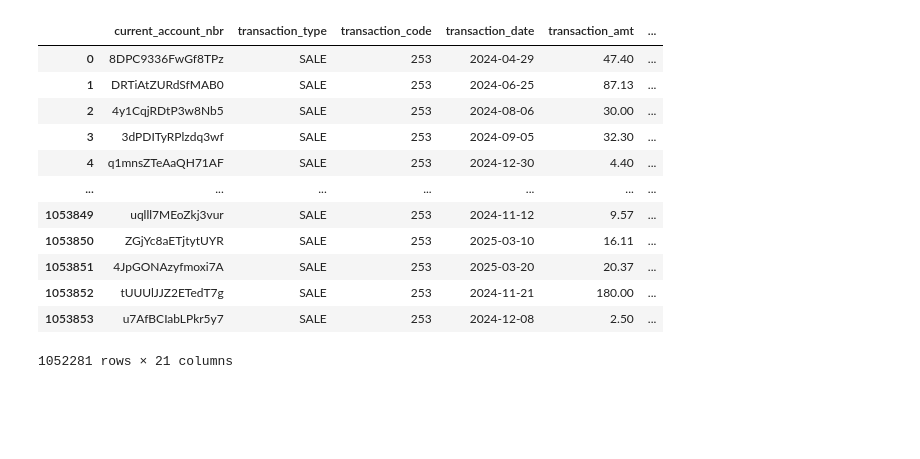
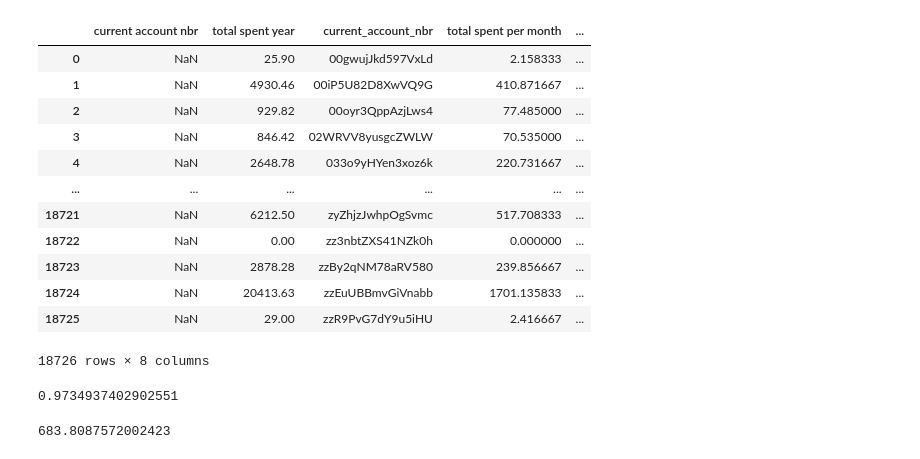
Before and after one commit to lyonstran/ILLINOIS-DATATHON-2025---THE-MEOWS, a Jupyter notebook: working.ipynb, the cells around one changed output. Cells and saved outputs as stored; diff of their text form; code cells hidden in the pictures; blank space fills up the shorter version.

```diff
--- a/working.ipynb
+++ b/working.ipynb
@@ -13,17 +21,14 @@ acc_lvl_features = pd.read_csv('../csvs_datathon/rams_batch_cur.csv')
 fraud_claim_case = pd.read_csv('../csvs_datathon/fraud_claim_case.csv')
 fraud_claim_tran = pd.read_csv('../csvs_datathon/fraud_claim_tran.csv')
 # %%
-#goal to the first part is to predict transaction amt
-
 transaction_data_sales = transaction_data[(transaction_data['transaction_type'] != 'PAYMENT')]
-wrld_transaction_data_sales = wrld_transaction_data[(wrld_transaction_data['transaction_type'] != "PAYMENT")] #filtering only transactions that are 'SALES' only
-#we looked and found that returns and payments don't make up a majority of the transaction types, thus it's impact on prediction shouldn't matter that much if we solely want to predict consumer spending
+wrld_transaction_data_sales = wrld_transaction_data[(wrld_transaction_data['transaction_type'] != "PAYMENT")]
 
 transaction_data_sales['transaction_date'] = pd.to_datetime(transaction_data_sales['transaction_date'])
-transaction_data_salesf = transaction_data_sales[(transaction_data_sales['transaction_date'] >= "2024-08-01") & (transaction_data_sales['transaction_date'] <= "2025-03-31")] #last 8 months
+transaction_data_salesf = transaction_data_sales[(transaction_data_sales['transaction_date'] >= "2024-08-01") & (transaction_data_sales['transaction_date'] <= "2025-03-31")]
 
 wrld_transaction_data_sales['transaction_date'] = pd.to_datetime(wrld_transaction_data_sales['transaction_date'])
-wrld_transaction_data_salesf = wrld_transaction_data_sales[(wrld_transaction_data_sales['transaction_date'] >= "2024-08-01") & (wrld_transaction_data_sales['transaction_date'] <= "2025-03-31")] #last 8 months
+wrld_transaction_data_salesf = wrld_transaction_data_sales[(wrld_transaction_data_sales['transaction_date'] >= "2024-08-01") & (wrld_transaction_data_sales['transaction_date'] <= "2025-03-31")]
 
 
 total_sales_customer1 = transaction_data_sales.groupby('current_account_nbr')['transaction_amt'].sum().reset_index()
@@ -35,21 +40,34 @@ total_sales_customer2.rename(columns = {'transaction_amt' : 'total spent'})
 f_sales1 = transaction_data_salesf.groupby('current_account_nbr')['transaction_amt'].sum().reset_index()
 f_sales2 = wrld_transaction_data_salesf.groupby('current_account_nbr')['transaction_amt'].sum().reset_index()
 
-all_transactions = pd.DataFrame(columns = ['current account nbr', 'total spent']) #made new dataframe grouping account numbers together and summing up their total spending acroos the transaction_data_sales and wrld_transaction_data_sales
+all_transactions = pd.DataFrame(columns = ['current account nbr', 'total spent'])
 acc_nbrs = total_sales_customer1['current_account_nbr'].to_list() + total_sales_customer2['current_account_nbr'].to_list()
 acc_total_spent = total_sales_customer1['transaction_amt'].to_list() + total_sales_customer2['transaction_amt'].to_list()
 
-acc_spent_8 = f_sales1['transaction_amt'].to_list() + f_sales2['transaction_amt'].to_list()
 
-all_transactions['current account nbr'] = acc_nbrs
+all_transactions['current_account_nbr'] = acc_nbrs
 all_transactions['total spent'] = acc_total_spent
 
 all_transactions['total spent per month'] = all_transactions['total spent'] / 12
 all_transactions['total spent per quarter'] = all_transactions['total spent'] / 3
+all_transactions
 
+f_sales1.rename(columns = {'transaction_amt': 'total spent last 8 months'}, inplace = True)
+f_sales2.rename(columns = {'transaction_amt': 'total spent last 8 months'}, inplace = True)
+all_transactions = pd.merge(all_transactions, f_sales1, on = 'current_account_nbr', how = 'left')
+all_transactions = pd.merge(all_transactions, f_sales2, on = 'current_account_nbr', how = 'left', suffixes = ('', '_wrld'))
+all_transactions['total spent last 8 months'] = all_transactions[['total spent last 8 months', 'total spent last 8 months_wrld']].sum(axis=1)
+all_transactions.drop(columns=['total spent last 8 months_wrld'], inplace = True)
+all_transactions['total spent last 8 months'].fillna(0, inplace = True)
 
-diff = len(all_transactions) - (len(f_sales1) + len(f_sales2))
-acc_spent_8.extend([0] * diff)
-all_transactions['totals spent last 8 months'] = acc_spent_8
-all_transactions
+acc_lvl_features = acc_lvl_features.rename(columns = {'cu_account_nbr' : 'current_account_nbr'})
+avg_util_3_months = acc_lvl_features.groupby('current_account_nbr')['ca_avg_utilz_lst_3_mnths'].mean().reset_index()
+all_transactions = pd.merge(all_transactions, avg_util_3_months, on = 'current_account_nbr', how = 'left')
+all_transactions['ca_avg_utilz_lst_3_mnths'].fillna(0, inplace = True)
+
+acc_lvl_features['difference_behav_score'] = acc_lvl_features['rb_new_bhv_scr'] - acc_lvl_features['cu_bhv_scr']
+diff_behav_scr = acc_lvl_features.groupby('current_account_nbr')['difference_behav_score'].mean().reset_index()
+all_transactions = pd.merge(all_transactions, diff_behav_scr, on = 'current_account_nbr', how = 'left')
+all_transactions['difference_behav_score'].fillna(0, inplace = True)
+all_transactions = all_transactions.rename(columns = {'total spent' : 'total spent year'})
 # %% [output]
@@ -74,16 +83,0 @@ See the caveats in the documentation: https://pandas.pydata.org/pandas-docs/stab
-# %%
-wrld_transaction_data_sales
-# %% [output]
-|  | current_account_nbr | transaction_type | transaction_code | transaction_date | transaction_amt | ... |
-| 0 | 8DPC9336FwGf8TPz | SALE | 253 | 2024-04-29 | 47.40 | ... |
-| 1 | DRTiAtZURdSfMAB0 | SALE | 253 | 2024-06-25 | 87.13 | ... |
-| 2 | 4y1CqjRDtP3w8Nb5 | SALE | 253 | 2024-08-06 | 30.00 | ... |
-| 3 | 3dPDITyRPlzdq3wf | SALE | 253 | 2024-09-05 | 32.30 | ... |
-| 4 | q1mnsZTeAaQH71AF | SALE | 253 | 2024-12-30 | 4.40 | ... |
-| ... | ... | ... | ... | ... | ... | ... |
-| 1053849 | uqlll7MEoZkj3vur | SALE | 253 | 2024-11-12 | 9.57 | ... |
-| 1053850 | ZGjYc8aETjtytUYR | SALE | 253 | 2025-03-10 | 16.11 | ... |
-| 1053851 | 4JpGONAzyfmoxi7A | SALE | 253 | 2025-03-20 | 20.37 | ... |
-| 1053852 | tUUUlJJZ2ETedT7g | SALE | 253 | 2024-11-21 | 180.00 | ... |
-| 1053853 | u7AfBCIabLPkr5y7 | SALE | 253 | 2024-12-08 | 2.50 | ... |
-1052281 rows × 21 columns
@@ -101,0 +84,16 @@ wrld_transaction_data_sales
+# %%
+all_transactions
+# %% [output]
+|  | current account nbr | total spent year | current_account_nbr | total spent per month | ... |
+| 0 | NaN | 25.90 | 00gwujJkd597VxLd | 2.158333 | ... |
+| 1 | NaN | 4930.46 | 00iP5U82D8XwVQ9G | 410.871667 | ... |
+| 2 | NaN | 929.82 | 00oyr3QppAzjLws4 | 77.485000 | ... |
+| 3 | NaN | 846.42 | 02WRVV8yusgcZWLW | 70.535000 | ... |
+| 4 | NaN | 2648.78 | 033o9yHYen3xoz6k | 220.731667 | ... |
+| ... | ... | ... | ... | ... | ... |
+| 18721 | NaN | 6212.50 | zyZhjzJwhpOgSvmc | 517.708333 | ... |
+| 18722 | NaN | 0.00 | zz3nbtZXS41NZk0h | 0.000000 | ... |
+| 18723 | NaN | 2878.28 | zzBy2qNM78aRV580 | 239.856667 | ... |
+| 18724 | NaN | 20413.63 | zzEuUBBmvGiVnabb | 1701.135833 | ... |
+| 18725 | NaN | 29.00 | zzR9PvG7dY9u5iHU | 2.416667 | ... |
+18726 rows × 8 columns
@@ -101,0 +109,10 @@ wrld_transaction_data_sales
+# %%
+r_squared = r2_score(Y_test, predictions)
+r_squared
+# %% [output]
+0.9734937402902551
+# %%
+rmse = np.sqrt(mean_squared_error(Y_test, predictions))
+rmse
+# %% [output]
+683.8087572002423
```
Also changed, not shown: parts of 12 cells of this notebook.
